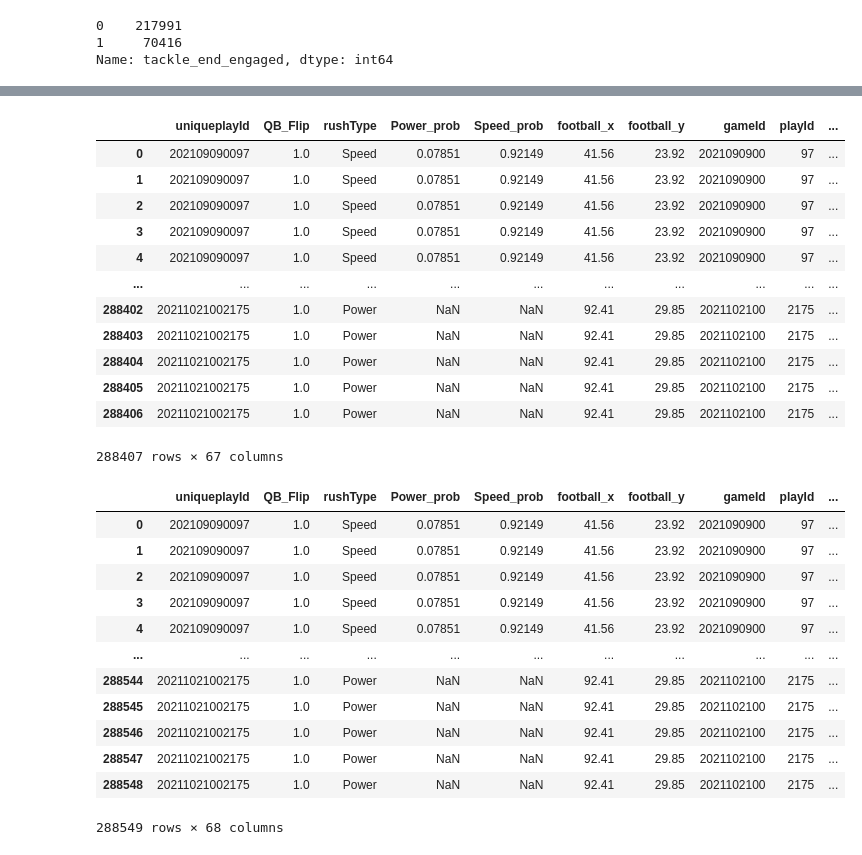
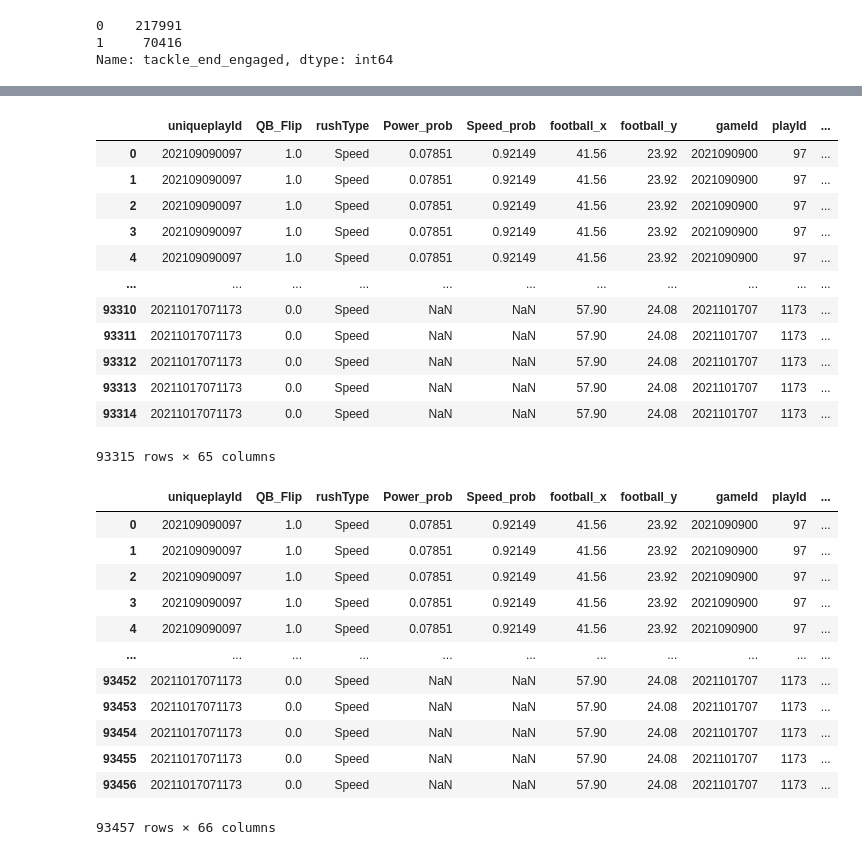
Before and after one commit to cnickol26/BigDataBowl2023, a Jupyter notebook: Modeling.ipynb, the cells around one changed output, grey strips where cells are left out. Cells and saved outputs as stored; diff of their text form; code cells hidden in the pictures.

Commit message:
Looking at end/tackle dist

```diff
--- a/Modeling.ipynb
+++ b/Modeling.ipynb
@@ -114,0 +117,3 @@ model_data7['tackle_qb_dist'] = dist(model_data7['Tackle_new_x'], model_data7['T
+# %%
+speed = model_data7[model_data7['rushType'] == 'Speed']
+speed
@@ -184,7 +239,7 @@ model_data8
 # %%
-model_data8['dist_moved'] = model_data8.groupby(['uniqueplayId','QB_Flip'])['Tackle_dis'].cumsum()
+speed['dist_moved'] = speed.groupby(['uniqueplayId','QB_Flip'])['Tackle_dis'].cumsum()
 # %%
-one_yard = model_data8[model_data8['dist_moved'] >= 1].groupby(['uniqueplayId','QB_Flip']).first().reset_index()
+one_yard = speed[speed['dist_moved'] >= 1].groupby(['uniqueplayId','QB_Flip']).first().reset_index()
 # %%
 one_yard = one_yard[['uniqueplayId','QB_Flip','frameId','ball_snap_frame']]
 # %%
@@ -192,22 +247,22 @@ one_yard['tackle_get_off_time'] = (one_yard['frameId'] - one_yard['ball_snap_fra
 # %%
 get_off = one_yard[['uniqueplayId','QB_Flip','tackle_get_off_time']]
 # %%
-model_data9 = model_data8.merge(get_off, on = ['uniqueplayId','QB_Flip'], how = 'left')
+speed2 = speed.merge(get_off, on = ['uniqueplayId','QB_Flip'], how = 'left')
 # %%
-model_data9
+speed2
 # %% [output]
 |  | uniqueplayId | QB_Flip | rushType | Power_prob | Speed_prob | football_x | football_y | gameId | playId | ... |
 | 0 | 202109090097 | 1.0 | Speed | 0.07851 | 0.92149 | 41.56 | 23.92 | 2021090900 | 97 | ... |
 | 1 | 202109090097 | 1.0 | Speed | 0.07851 | 0.92149 | 41.56 | 23.92 | 2021090900 | 97 | ... |
 | 2 | 202109090097 | 1.0 | Speed | 0.07851 | 0.92149 | 41.56 | 23.92 | 2021090900 | 97 | ... |
 | 3 | 202109090097 | 1.0 | Speed | 0.07851 | 0.92149 | 41.56 | 23.92 | 2021090900 | 97 | ... |
 | 4 | 202109090097 | 1.0 | Speed | 0.07851 | 0.92149 | 41.56 | 23.92 | 2021090900 | 97 | ... |
 | ... | ... | ... | ... | ... | ... | ... | ... | ... | ... | ... |
-| 288402 | 20211021002175 | 1.0 | Power | NaN | NaN | 92.41 | 29.85 | 2021102100 | 2175 | ... |
-| 288403 | 20211021002175 | 1.0 | Power | NaN | NaN | 92.41 | 29.85 | 2021102100 | 2175 | ... |
-| 288404 | 20211021002175 | 1.0 | Power | NaN | NaN | 92.41 | 29.85 | 2021102100 | 2175 | ... |
-| 288405 | 20211021002175 | 1.0 | Power | NaN | NaN | 92.41 | 29.85 | 2021102100 | 2175 | ... |
-| 288406 | 20211021002175 | 1.0 | Power | NaN | NaN | 92.41 | 29.85 | 2021102100 | 2175 | ... |
+| 93310 | 20211017071173 | 0.0 | Speed | NaN | NaN | 57.90 | 24.08 | 2021101707 | 1173 | ... |
+| 93311 | 20211017071173 | 0.0 | Speed | NaN | NaN | 57.90 | 24.08 | 2021101707 | 1173 | ... |
+| 93312 | 20211017071173 | 0.0 | Speed | NaN | NaN | 57.90 | 24.08 | 2021101707 | 1173 | ... |
+| 93313 | 20211017071173 | 0.0 | Speed | NaN | NaN | 57.90 | 24.08 | 2021101707 | 1173 | ... |
+| 93314 | 20211017071173 | 0.0 | Speed | NaN | NaN | 57.90 | 24.08 | 2021101707 | 1173 | ... |
-288407 rows × 67 columns
+93315 rows × 65 columns
 # %%
 ## Now looking at yards traveled in the first second
@@ -218,5 +273,5 @@ model_data10 = model_data9.merge(one_sec, on = ['uniqueplayId','QB_Flip'], how =
 # %%
-model_data10
+speed3
 # %% [output]
 |  | uniqueplayId | QB_Flip | rushType | Power_prob | Speed_prob | football_x | football_y | gameId | playId | ... |
 | 0 | 202109090097 | 1.0 | Speed | 0.07851 | 0.92149 | 41.56 | 23.92 | 2021090900 | 97 | ... |
@@ -225,9 +280,9 @@ model_data10
 | 3 | 202109090097 | 1.0 | Speed | 0.07851 | 0.92149 | 41.56 | 23.92 | 2021090900 | 97 | ... |
 | 4 | 202109090097 | 1.0 | Speed | 0.07851 | 0.92149 | 41.56 | 23.92 | 2021090900 | 97 | ... |
 | ... | ... | ... | ... | ... | ... | ... | ... | ... | ... | ... |
-| 288544 | 20211021002175 | 1.0 | Power | NaN | NaN | 92.41 | 29.85 | 2021102100 | 2175 | ... |
-| 288545 | 20211021002175 | 1.0 | Power | NaN | NaN | 92.41 | 29.85 | 2021102100 | 2175 | ... |
-| 288546 | 20211021002175 | 1.0 | Power | NaN | NaN | 92.41 | 29.85 | 2021102100 | 2175 | ... |
-| 288547 | 20211021002175 | 1.0 | Power | NaN | NaN | 92.41 | 29.85 | 2021102100 | 2175 | ... |
-| 288548 | 20211021002175 | 1.0 | Power | NaN | NaN | 92.41 | 29.85 | 2021102100 | 2175 | ... |
+| 93452 | 20211017071173 | 0.0 | Speed | NaN | NaN | 57.90 | 24.08 | 2021101707 | 1173 | ... |
+| 93453 | 20211017071173 | 0.0 | Speed | NaN | NaN | 57.90 | 24.08 | 2021101707 | 1173 | ... |
+| 93454 | 20211017071173 | 0.0 | Speed | NaN | NaN | 57.90 | 24.08 | 2021101707 | 1173 | ... |
+| 93455 | 20211017071173 | 0.0 | Speed | NaN | NaN | 57.90 | 24.08 | 2021101707 | 1173 | ... |
+| 93456 | 20211017071173 | 0.0 | Speed | NaN | NaN | 57.90 | 24.08 | 2021101707 | 1173 | ... |
-288549 rows × 68 columns
+93457 rows × 66 columns
```
Also changed, not shown: parts of 14 cells of this notebook.
